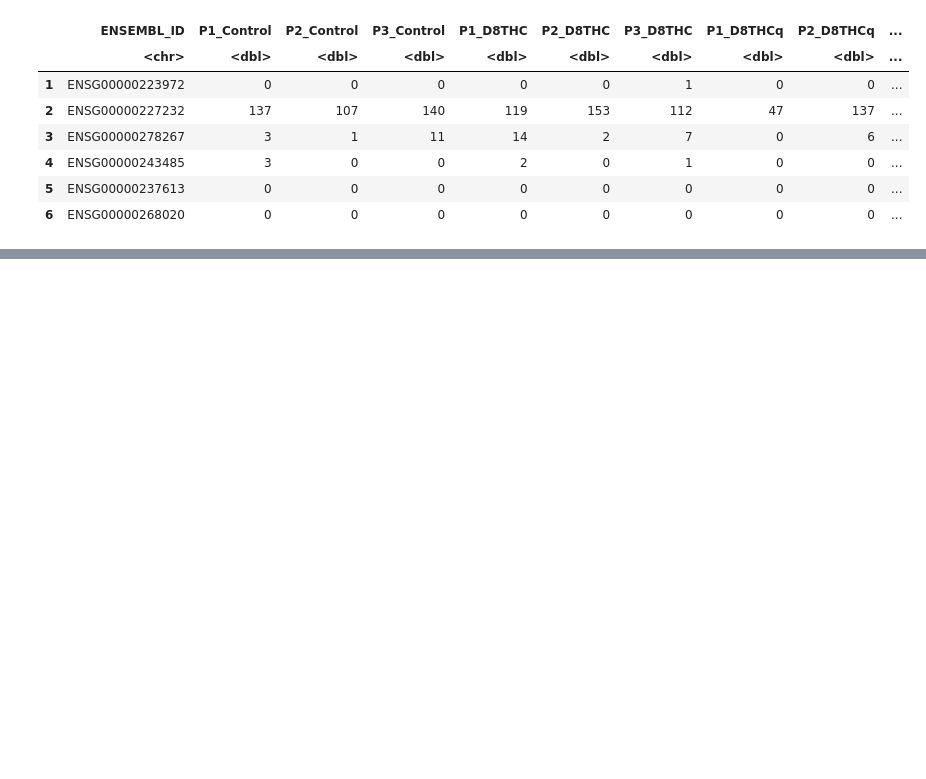
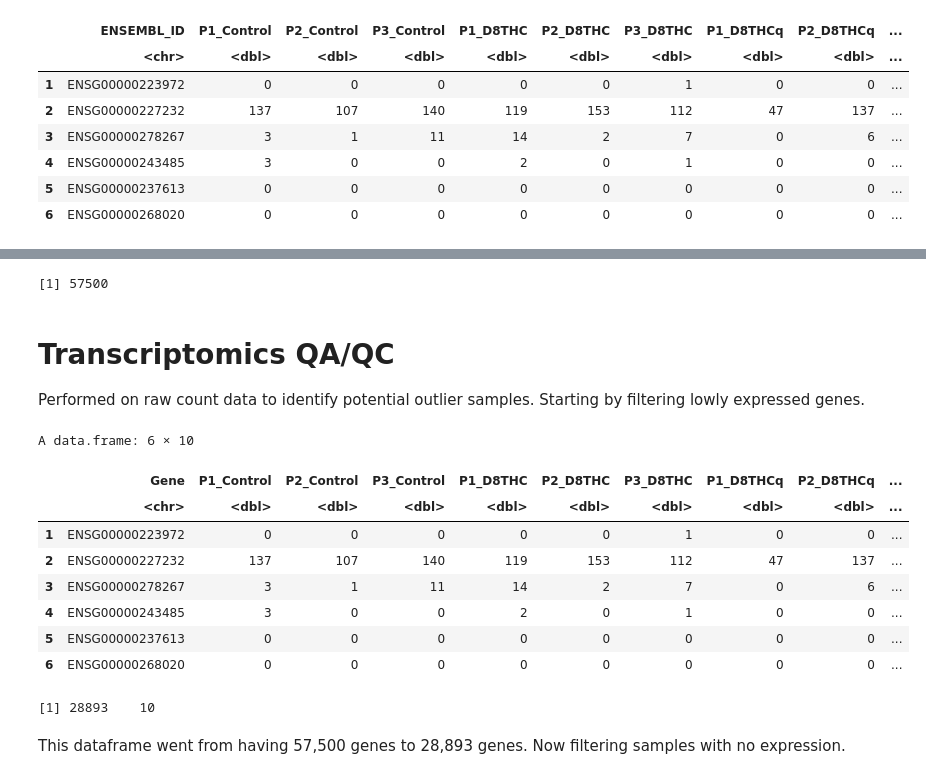
Before and after one commit to UNC-CEMALB/P1016.-THC-RNASeq-Adducts, a Jupyter notebook: Data Normalization.ipynb, the cells around one changed output, grey strips where cells are left out. Drawn from its saved outputs; the diff is of its cells as text; code cells hidden in the pictures; blank space fills up the shorter version.

```diff
--- a/Data Normalization.ipynb
+++ b/Data Normalization.ipynb
@@ -29,3 +47,8 @@ A data.frame: 6 × 10
 | 4 | ENSG00000243485 | 3 | 0 | 0 | 2 | 0 | 1 | 0 | 0 | ... |
 | 5 | ENSG00000237613 | 0 | 0 | 0 | 0 | 0 | 0 | 0 | 0 | ... |
 | 6 | ENSG00000268020 | 0 | 0 | 0 | 0 | 0 | 0 | 0 | 0 | ... |
+# %%
+# reformatting for the deseq2 function
+countdata = count_df %>%
+    column_to_rownames(var = "ENSEMBL_ID")
+head(countdata)
@@ -31,0 +65,54 @@ A data.frame: 6 × 10
+# %%
+nrow(countdata)
+# %% [output]
+[1] 57500
+# %% [markdown]
+# Transcriptomics QA/QC
+
+Performed on raw count data to identify potential outlier samples. Starting by filtering lowly expressed genes.
+# %%
+# First count the total number of samples and save it as a value in the global environment
+nsamp <- ncol(countdata)
+
+# Then, calculate the median expression level across all genes and all samples and save it as a value
+total_median <- median(as.matrix(countdata), na.rm = TRUE)
+
+# We need to temporarily add back in the gene column to the countdata
+# so we can filter for genes that pass the background filter
+countdata <- countdata %>%
+    rownames_to_column("Gene")
+
+head(countdata)
+# %% [output]
+A data.frame: 6 × 10
+|  | Gene | P1_Control | P2_Control | P3_Control | P1_D8THC | P2_D8THC | P3_D8THC | P1_D8THCq | P2_D8THCq | ... |
+|  | <chr> | <dbl> | <dbl> | <dbl> | <dbl> | <dbl> | <dbl> | <dbl> | <dbl> | ... |
+| 1 | ENSG00000223972 | 0 | 0 | 0 | 0 | 0 | 1 | 0 | 0 | ... |
+| 2 | ENSG00000227232 | 137 | 107 | 140 | 119 | 153 | 112 | 47 | 137 | ... |
+| 3 | ENSG00000278267 | 3 | 1 | 11 | 14 | 2 | 7 | 0 | 6 | ... |
+| 4 | ENSG00000243485 | 3 | 0 | 0 | 2 | 0 | 1 | 0 | 0 | ... |
+| 5 | ENSG00000237613 | 0 | 0 | 0 | 0 | 0 | 0 | 0 | 0 | ... |
+| 6 | ENSG00000268020 | 0 | 0 | 0 | 0 | 0 | 0 | 0 | 0 | ... |
+# %%
+# filtering for genes that have an expression greater than the total median in at least 20% of the samples
+genes_above_background <- countdata %>%
+    pivot_longer(cols =! Gene, names_to = "SampleID", values_to = "expression") %>%
+    # indicates whether the expression of a gene for the corresponding exposure condition is above (1) or not
+    # above (0) the median of all count data
+    mutate(above_median = ifelse(expression > total_median, 1, 0)) %>%
+    group_by(Gene) %>%
+    # For each gene, count the number of exposure conditions where the expression was greater than the median
+    # of all count data
+    summarize(total_above_median = sum(above_median)) %>%
+    # Filter for genes that have expression above the median in at least 20% of the samples
+    filter(total_above_median >= 0.2 * nsamp) %>%
+    select(Gene)
+
+# Then filter the original 'countdata' dataframe for only the genes above background.
+countdata <- left_join(genes_above_background, countdata, by = "Gene")
+
+dim(countdata)
+# %% [output]
+[1] 28893    10
+# %% [markdown]
+This dataframe went from having 57,500 genes to 28,893 genes. Now filtering samples with no expression.
```
Also changed, not shown: parts of 12 cells of this notebook.
